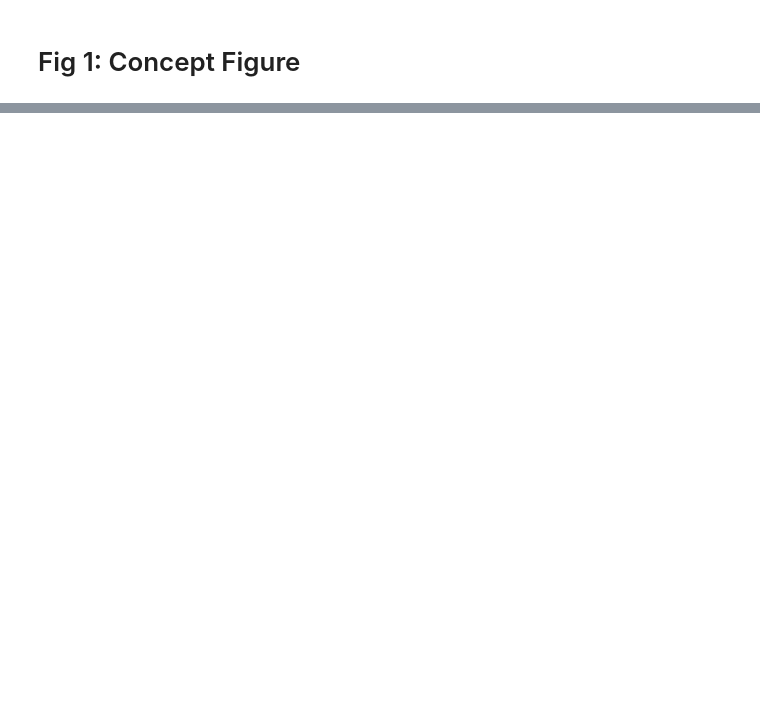
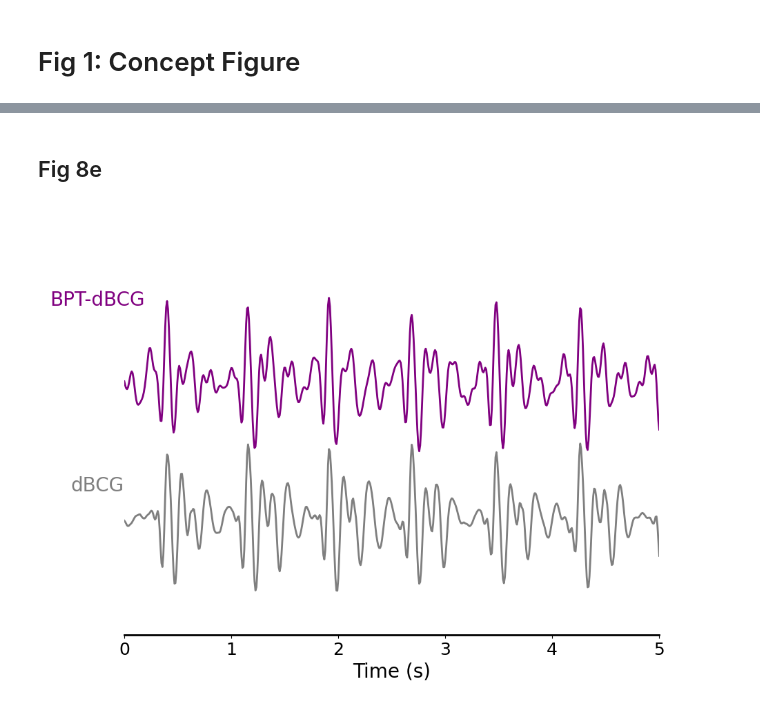
Before and after one commit to mikgroup/bpt_paper, a Jupyter notebook: figure_plotting_clean.ipynb, the cells around one changed output, grey strips where cells are left out. Cells and saved outputs as stored; diff of their text form; code cells hidden in the pictures; blank space fills up the shorter version.

```diff
--- a/figure_plotting_clean.ipynb
+++ b/figure_plotting_clean.ipynb
@@ -134,0 +114,8 @@ def plot_vibration(pt_mag, t_starts, f_combined, period=12,
+# %%
+# Load data
+inpdir = os.path.join(data_dir, "vibration", "raw_data")
+scan_type = "short"
+experiment_list = np.flip(["2400_{}_85".format(scan_type), "1800_{}_75".format(scan_type),
+               "1200_{}_59".format(scan_type), "800_{}_53".format(scan_type),
+               "300_{}_64".format(scan_type), "127_{}_23".format(scan_type)])
+pt_mag = proc.load_rocker_data(inpdir, experiment_list, tr_dict=None, cutoff=5)
@@ -134,0 +149,4 @@ def plot_vibration(pt_mag, t_starts, f_combined, period=12,
+# %%
+folder_list = ["rocker_1800_2", "rocker_2400_mini"]
+pt_mag = proc.load_rocker_data(inpdir, folder_list, tr_dict=None, cutoff=15)
+accel_d = proc.load_and_integrate_accel(inpdir, folder_list, tr=8.7e-3, cutoff=3)
@@ -134,0 +258,12 @@ def plot_vibration(pt_mag, t_starts, f_combined, period=12,
+# %%
+plt.rcParams.update({'axes.spines.left':False})
+# %%
+inpdir = os.path.join(data_dir, 'dbcg')
+tr = 8.7e-3
+cutoff = 4
+
+# Load data
+bpt = np.squeeze(cfl.readcfl(os.path.join(inpdir,"pt_ravel")))
+accel, _ = proc.get_accel_data(inpdir)
+accel_d = proc.get_accel_d(accel, tr=tr, cutoff=cutoff)
+pl.plot_8c(inpdir, tr=tr, cutoff=cutoff, c=[30,24])
@@ -134,0 +272,7 @@ def plot_vibration(pt_mag, t_starts, f_combined, period=12,
+# %% [markdown]
+## Fig 8e
+# %%
+# Regular
+pl.plot_accel_bpt(bpt, accel_d, xlim=[0,5], v_shift=0.5, start_loc=0.9, figsize=(10,7))
+# %% [output]
+[figure, added]
```
Also changed, not shown: parts of 51 cells of this notebook, 3 other files.
